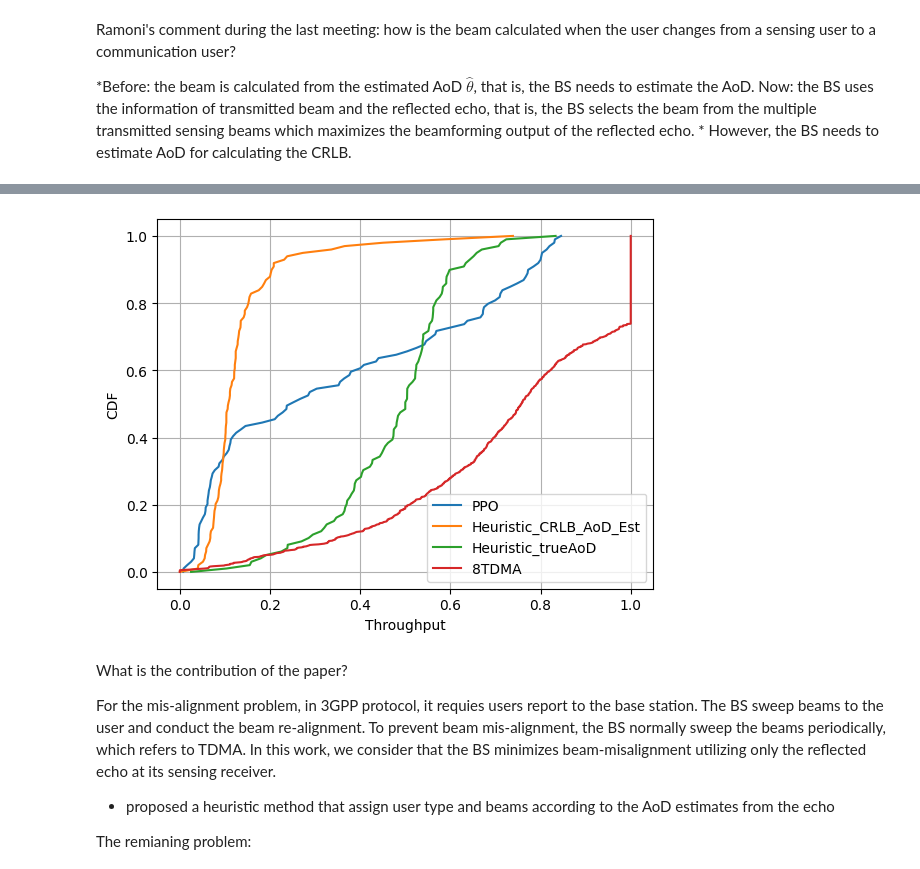
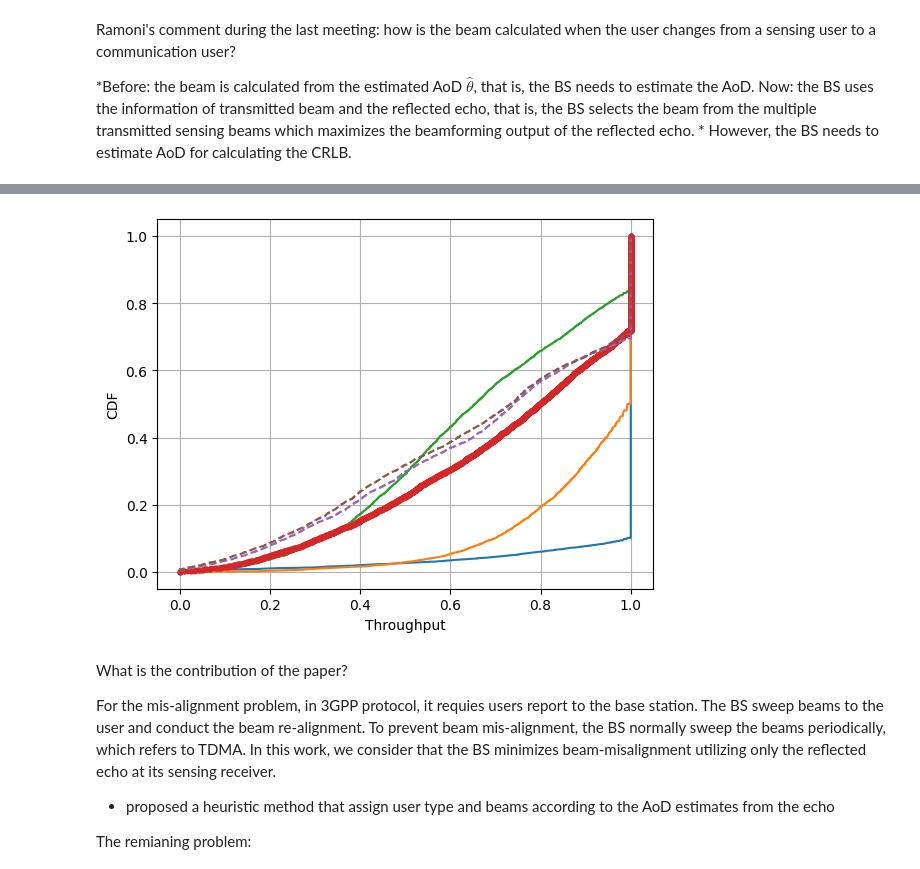
Before and after one commit to april427/Centric-BM, a Jupyter notebook: documents/09-27.ipynb, the cells around one changed output, grey strips where cells are left out. Saved outputs shown, nothing was run; the diff lists cells and outputs as text; code cells hidden in the pictures.

Commit message:
Generated figures in the paper draft

```diff
--- a/documents/09-27.ipynb
+++ b/documents/09-27.ipynb
@@ -196,31 +344,41 @@ However, the BS needs to estimate AoD for calculating the CRLB.
 # %%
 import numpy as np
 import matplotlib.pyplot as plt
 fig, ax = plt.subplots()
-th = np.loadtxt('Multi-user-BM/results_bm/Thp_PPO')
+th = np.loadtxt('Multi-user-BM/results_bm/Thp_genie_2UE_rician')
 th_cdf = np.sort(th)
 yvals = np.arange(len(th))/float(len(th)-1)
 ax.plot(th_cdf, yvals, '-')
-th = np.loadtxt('Multi-user-BM/results_bm/Thp_Heuristic_crlb_aod_est')
+
+th = np.loadtxt('Multi-user-BM/results_bm/Thp_heuristic_2UE_rician')
 th_cdf = np.sort(th)
 yvals = np.arange(len(th))/float(len(th)-1)
 ax.plot(th_cdf, yvals, '-')
-th = np.loadtxt('Multi-user-BM/results_bm/Thp_genie')
+
+th = np.loadtxt('Multi-user-BM/results_bm/Thp_heuristic_crlb_est_2UE_rician')
 th_cdf = np.sort(th)
 yvals = np.arange(len(th))/float(len(th)-1)
 ax.plot(th_cdf, yvals, '-')
-# th = np.loadtxt('Multi-user-BM/results_bm/Thp_8TDMA')
-# th_cdf = np.sort(th)
-# yvals = np.arange(len(th))/float(len(th)-1)
-# ax.plot(th_cdf, yvals, '-')
-ax.legend(['PPO', 'Heuristic_CRLB_AoD_Est','Heuristic_trueAoD', '8TDMA'])
+
+th = np.loadtxt('Multi-user-BM/results_bm/Thp_PPO_rician_2ue_0reward_inx')
+th_cdf = np.sort(th)
+yvals = np.arange(len(th))/float(len(th)-1)
+ax.plot(th_cdf, yvals, '.')
+
+for N in [15, 25]:
+    th = np.loadtxt('Multi-user-BM/results_bm/Thp_' + str(N) + 'TDMA_2UE_rician')
+    th_cdf = np.sort(th)
+    yvals = np.arange(len(th))/float(len(th)-1)
+    ax.plot(th_cdf, yvals, '--')
+
+# ax.legend(['Genie', 'Heuristic', 'Heuristic_CRLB_AoD_Est','10','15','20','25'])
 ax.set_xlabel('Throughput')
 ax.set_ylabel('CDF')
 ax.set_xlabel('Throughput')
 ax.set_ylabel('CDF')
 ax.grid()
 # %% [output]
-[figure, old version]
+[figure, new version]
 # %% [markdown]
 What is the contribution of the paper?
 
```
Also changed, not shown: parts of 5 cells of this notebook, 11 other files.
